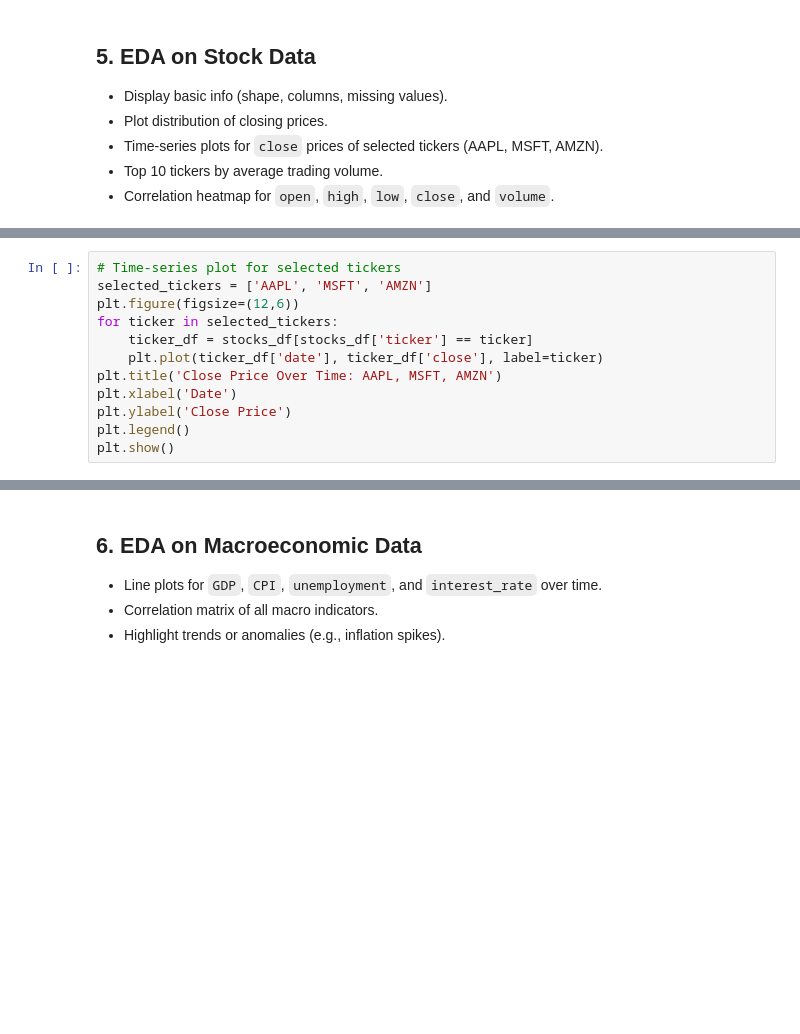
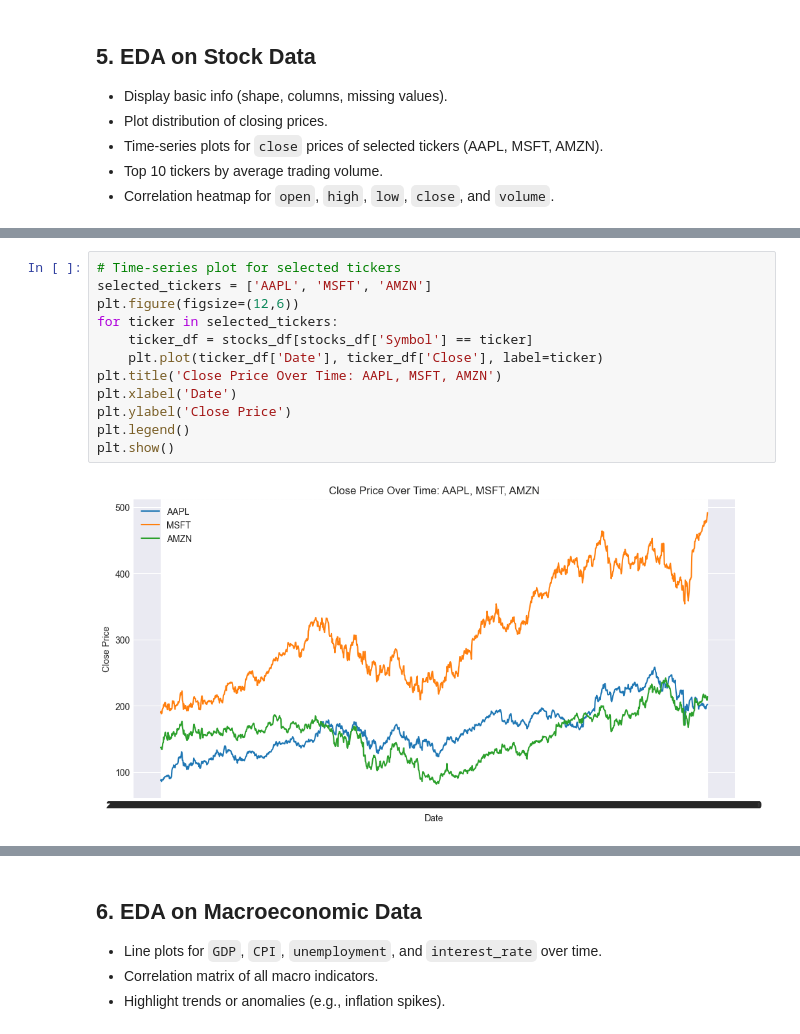
Before and after one commit to thepkcodes/SP500-Analysis-and-Prediction, a Jupyter notebook: notebooks/EDA.ipynb, the cells around one changed output, grey strips where cells are left out. Saved outputs shown, nothing was run; the diff lists cells and outputs as text; blank space fills up the shorter version.

```diff
--- a/notebooks/EDA.ipynb
+++ b/notebooks/EDA.ipynb
@@ -95,15 +133,17 @@ plt.show()
 # %%
 # Time-series plot for selected tickers
 selected_tickers = ['AAPL', 'MSFT', 'AMZN']
 plt.figure(figsize=(12,6))
 for ticker in selected_tickers:
-    ticker_df = stocks_df[stocks_df['ticker'] == ticker]
-    plt.plot(ticker_df['date'], ticker_df['close'], label=ticker)
+    ticker_df = stocks_df[stocks_df['Symbol'] == ticker]
+    plt.plot(ticker_df['Date'], ticker_df['Close'], label=ticker)
 plt.title('Close Price Over Time: AAPL, MSFT, AMZN')
 plt.xlabel('Date')
 plt.ylabel('Close Price')
 plt.legend()
 plt.show()
+# %% [output]
+[figure, added]
 # %%
 # Top 10 tickers by average trading volume
 top_vol = (
```
Also changed, not shown: parts of 21 cells of this notebook, 5 other files.
